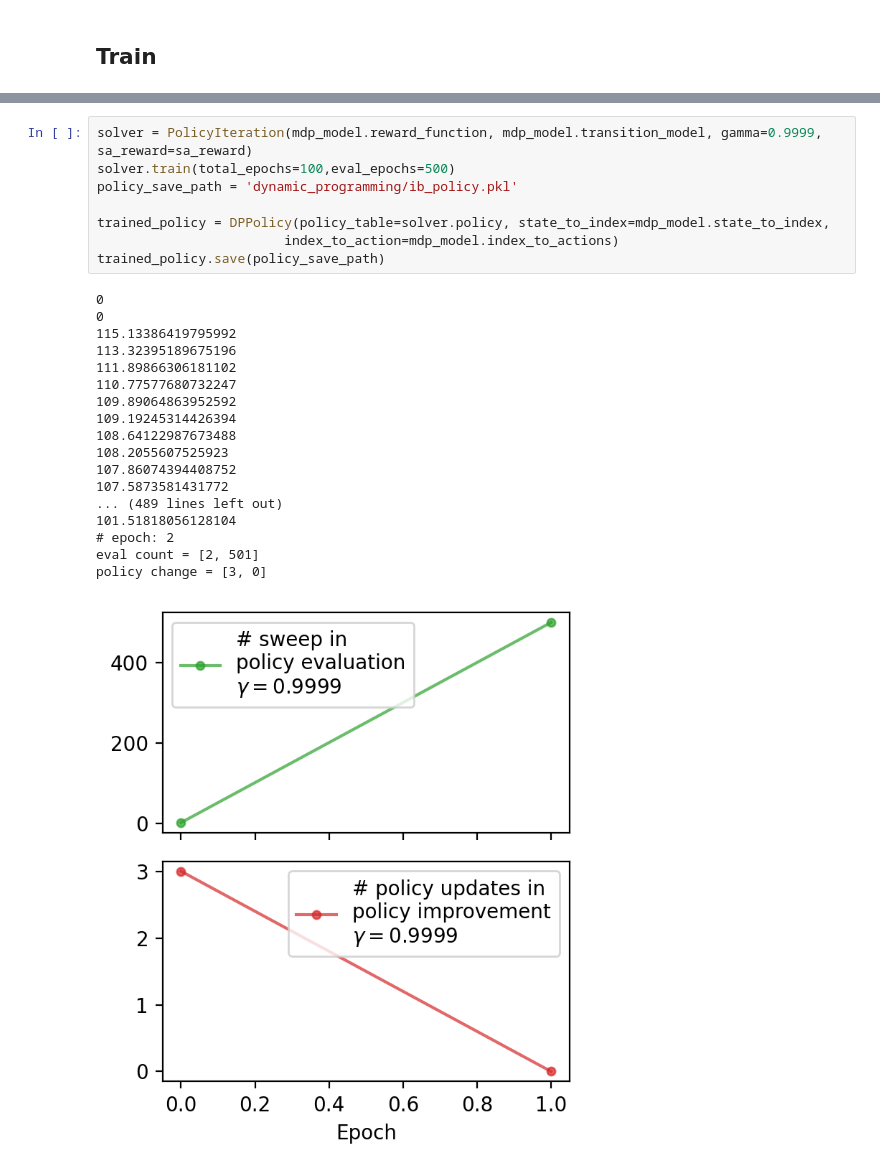
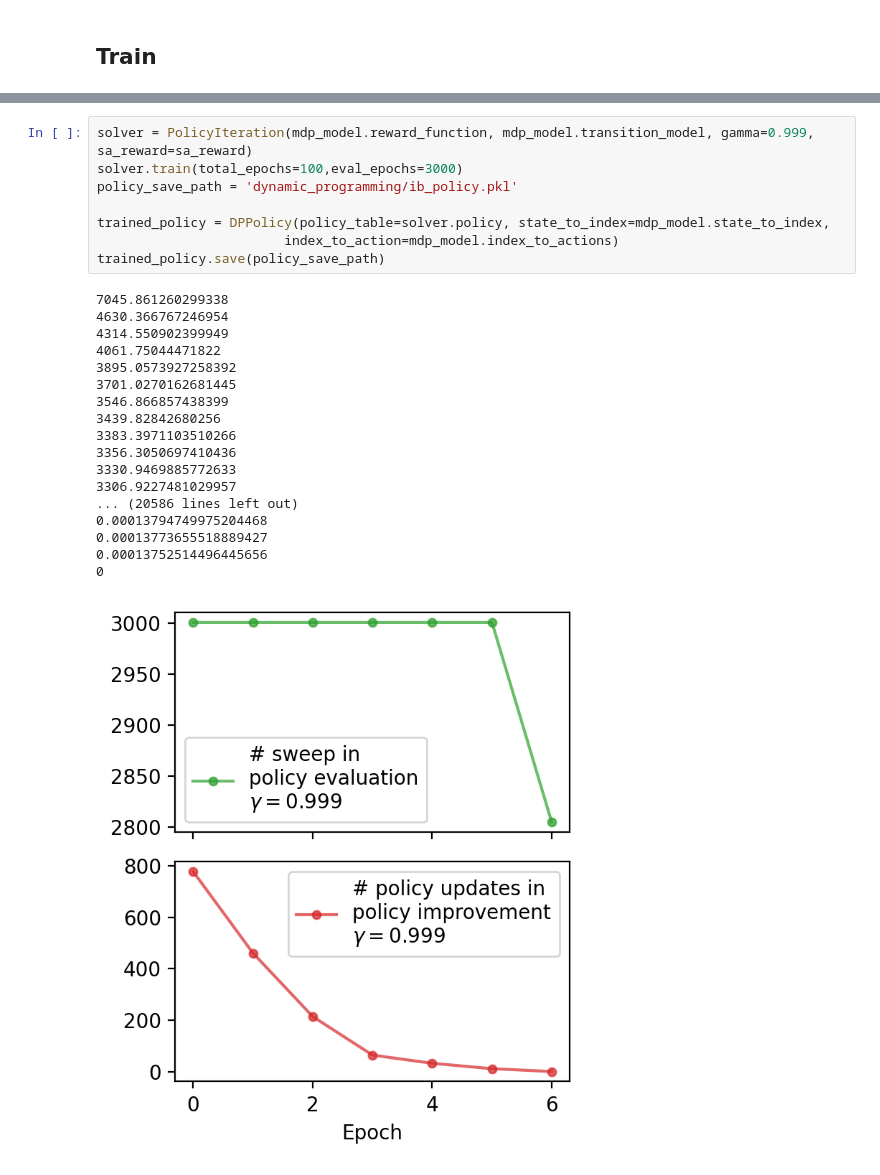
Before and after one commit to MHamza-Y/State-Space-Discretization, a Jupyter notebook: policy_iteration_train.ipynb, the cells around one changed output, grey strips where cells are left out. Saved outputs shown, nothing was run; the diff lists cells and outputs as text.

```diff
--- a/policy_iteration_train.ipynb
+++ b/policy_iteration_train.ipynb
@@ -59,30 +75,30 @@ array([120.38806,  93.72822, 106.56155], dtype=float32)
 # %%
-solver = PolicyIteration(mdp_model.reward_function, mdp_model.transition_model, gamma=0.9999, sa_reward=sa_reward)
-solver.train(total_epochs=100,eval_epochs=500)
+solver = PolicyIteration(mdp_model.reward_function, mdp_model.transition_model, gamma=0.999, sa_reward=sa_reward)
+solver.train(total_epochs=100,eval_epochs=3000)
 policy_save_path = 'dynamic_programming/ib_policy.pkl'
 
 trained_policy = DPPolicy(policy_table=solver.policy, state_to_index=mdp_model.state_to_index,
                         index_to_action=mdp_model.index_to_actions)
 trained_policy.save(policy_save_path)
 # %% [output]
+7045.861260299338
+4630.366767246954
+4314.550902399949
+4061.75044471822
+3895.0573927258392
+3701.0270162681445
+3546.866857438399
+3439.82842680256
+3383.3971103510266
+3356.3050697410436
+3330.9469885772633
+3306.9227481029957
+... (20586 lines left out)
+0.00013794749975204468
+0.00013773655518889427
+0.00013752514496445656
 0
-0
-115.13386419795992
-113.32395189675196
-111.89866306181102
-110.77577680732247
-109.89064863952592
-109.19245314426394
-108.64122987673488
-108.2055607525923
-107.86074394408752
-107.5873581431772
-... (489 lines left out)
-101.51818056128104
-# epoch: 2
-eval count = [2, 501]
-policy change = [3, 0]
-[figure, old version]
+[figure, new version]
 # %%
 print(solver.values)
 # %% [output]
```
Also changed, not shown: parts of 5 cells of this notebook, 21 other files.
